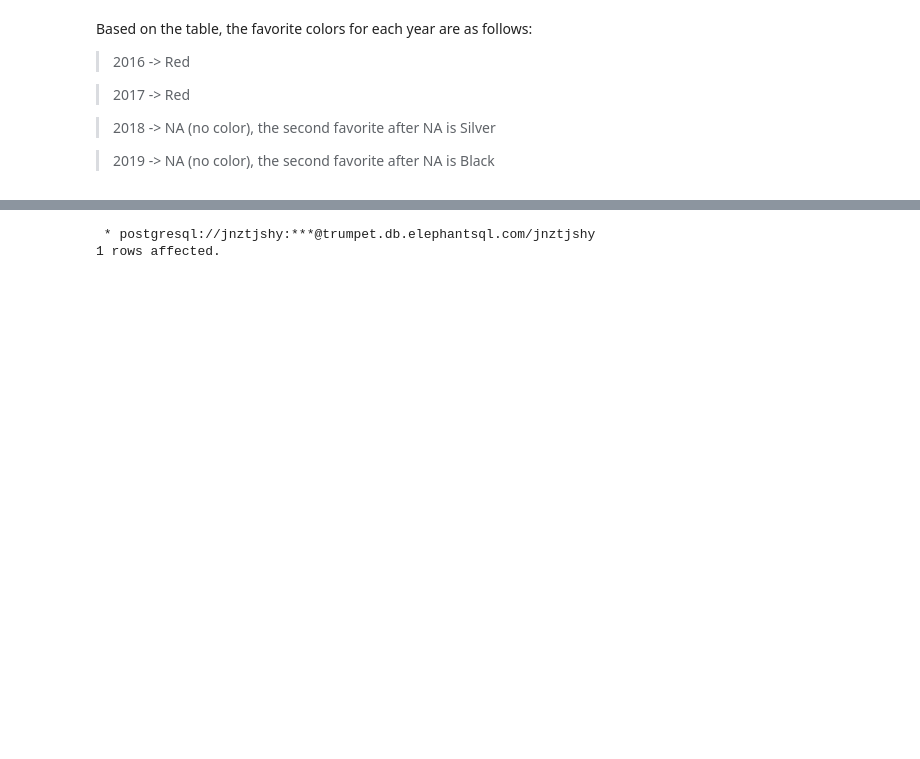
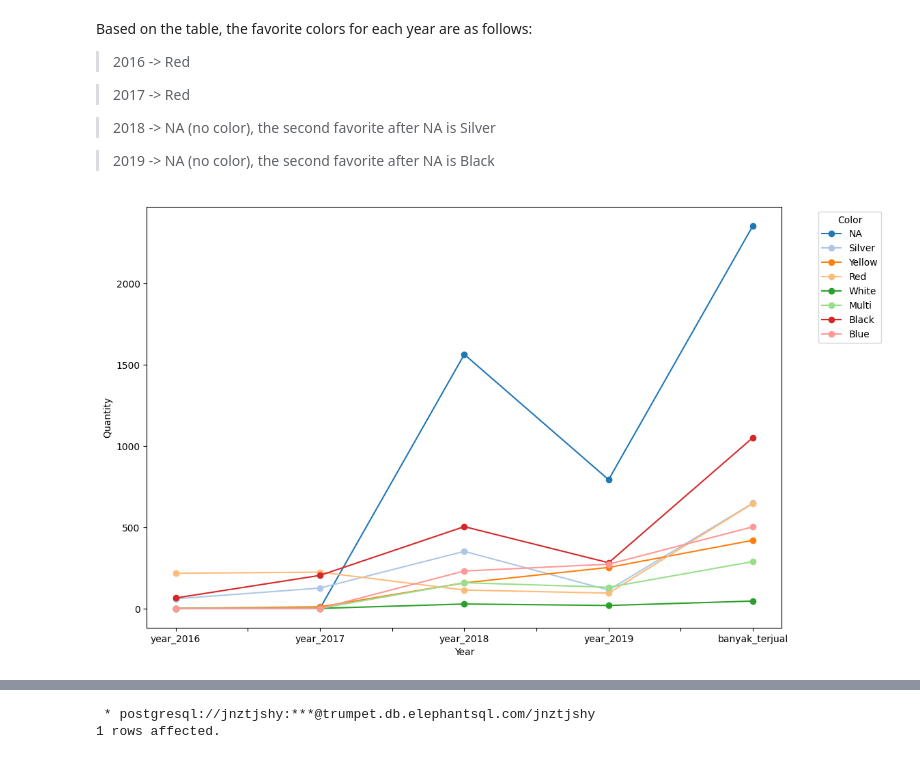
Before and after one commit to ririraissa/Market_Campaign_SQL, a Jupyter notebook: Simple_Query_SQL.ipynb, the cells around one changed output, grey strips where cells are left out. Saved outputs shown, nothing was run; the diff lists cells and outputs as text; code cells hidden in the pictures; blank space fills up the shorter version.

```diff
--- a/Simple_Query_SQL.ipynb
+++ b/Simple_Query_SQL.ipynb
@@ -136,3 +249,35 @@ Based on the table, the favorite colors for each year are as follows:
 > 2018 -> NA (no color), the second favorite after NA is Silver
 
 > 2019 -> NA (no color), the second favorite after NA is Black
+# %%
+# Yearly Sales Quantity by Color
+
+import matplotlib.pyplot as plt
+import seaborn as sns
+import pandas as pd
+
+# Assuming result is your SQL query result
+result = _
+
+# Convert the result to a DataFrame
+df = result.DataFrame()
+
+# Transpose the DataFrame to swap x and y axes
+df_transposed = df.set_index('color').T
+
+# Plotting
+fig, ax = plt.subplots(figsize=(12, 8))
+
+# Using seaborn with the "tab20" color palette
+sns.set_palette("tab20")
+
+# Using pandas plot function to create a line chart
+df_transposed.plot(kind='line', marker='o', ax=ax)
+
+plt.xlabel('Year')
+plt.ylabel('Quantity')
+plt.legend(title='Color', bbox_to_anchor=(1.05, 1), loc='upper left', labels=df_transposed.columns)
+
+plt.show()
+# %% [output]
+[figure, added]
```
Also changed, not shown: parts of 10 cells of this notebook, 1 other file.
